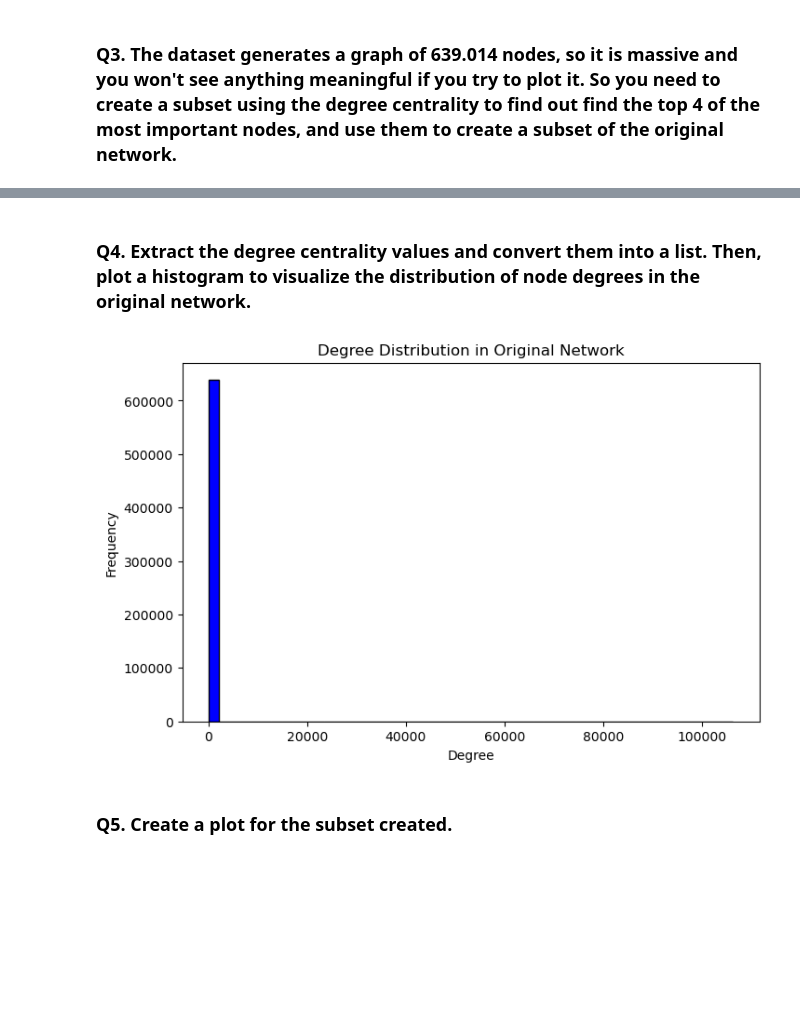
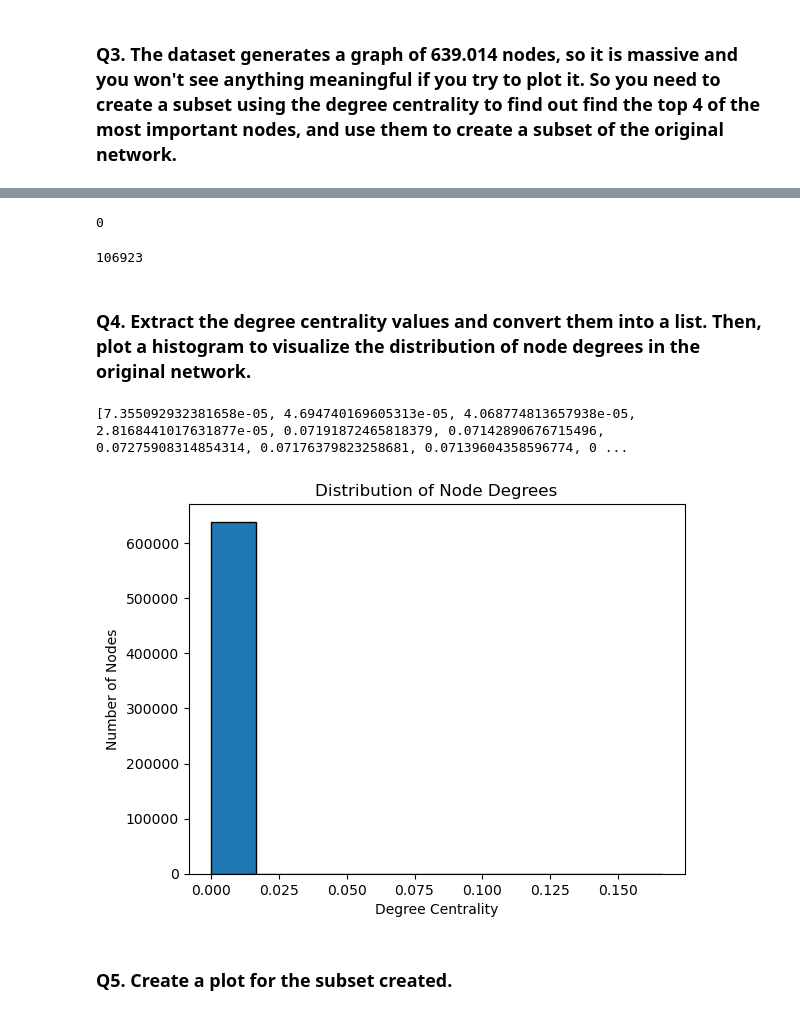
Before and after one commit to ejarrettt/UA_Lab_Assignment_2, a Jupyter notebook: Assignment2.ipynb, the cells around one changed output, grey strips where cells are left out. Saved outputs shown, nothing was run; the diff lists cells and outputs as text; code cells hidden in the pictures; blank space fills up the shorter version.

```diff
--- a/Assignment2.ipynb
+++ b/Assignment2.ipynb
@@ -119,15 +132,31 @@ Top 4 nodes with highest degree centrality: [106223, 89302, 76517, 66999]
+# %%
+G_sub = nx.DiGraph()
+len(G_sub)
+# %% [output]
+0
+# %%
+G_sub.add_edges_from(subset_G) #Adding the list from the subset of nodes.
+len(G_sub)
+# %% [output]
+106923
 # %% [markdown]
 ### Q4. Extract the degree centrality values and convert them into a list. Then, plot a histogram to visualize the distribution of node degrees in the original network.
-# %%
-# Step 4: Degree Distribution Plot
-degree_values = list(dict(G.degree()).values())
-plt.figure(figsize=(8, 5))
-plt.hist(degree_values, bins=50, color='blue', edgecolor='black')
-plt.xlabel("Degree")
-plt.ylabel("Frequency")
-plt.title("Degree Distribution in Original Network")
-plt.show()
-# %% [output]
-[figure, removed]
+# %%
+# Extract the values and convert them into a list
+centrality_list = list(degree_centrality.values())
+
+# Print the list of degree centrality values
+print(centrality_list[:10])
+# %% [output]
+[7.355092932381658e-05, 4.694740169605313e-05, 4.068774813657938e-05, 2.8168441017631877e-05, 0.07191872465818379, 0.07142890676715496, 0.07275908314854314, 0.07176379823258681, 0.07139604358596774, 0 ...
+# %%
+# Creating a histogram of degree centrality distribution
+plt.hist(centrality_list, bins=10, edgecolor="black")
+plt.xlabel("Degree Centrality")
+plt.ylabel("Number of Nodes")
+plt.title("Distribution of Node Degrees")
+plt.show()
+# %% [output]
+[figure, added]
 # %% [markdown]
 ### Q5. Create a plot for the subset created.
```
Also changed, not shown: parts of 97 cells of this notebook.
